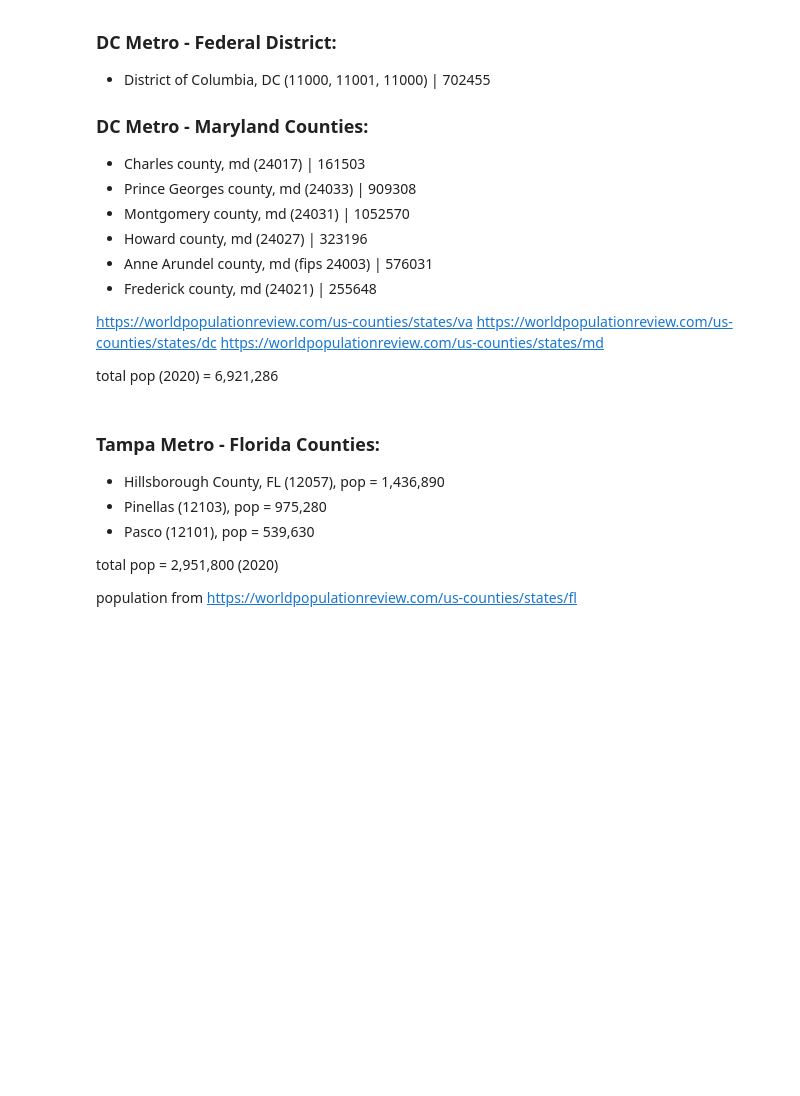
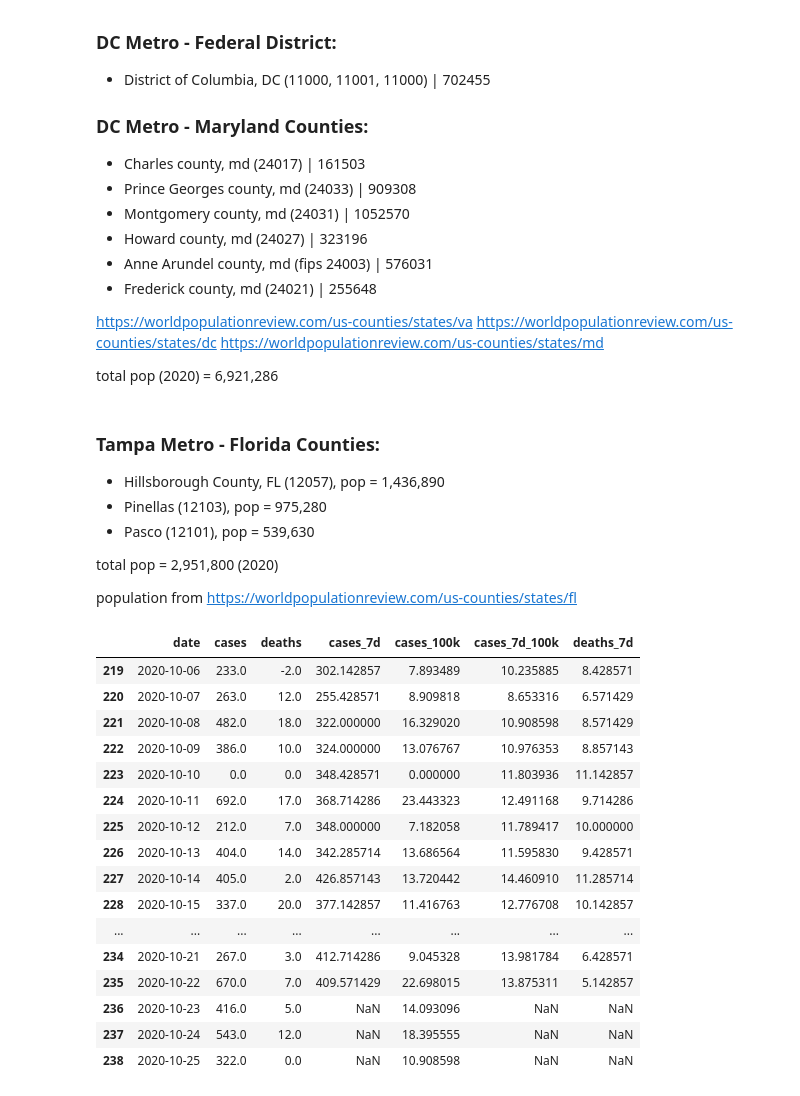
Before and after one commit to thegrumpygator/cotrendmap, a Jupyter notebook: code/weekly-charts.ipynb, the cells around one changed output. Saved outputs shown, nothing was run; the diff lists cells and outputs as text; code cells hidden in the pictures; blank space fills up the shorter version.

```diff
--- a/code/weekly-charts.ipynb
+++ b/code/weekly-charts.ipynb
@@ -241,6 +248,26 @@ df_entity = pd.DataFrame([culpeper, fauquier, spotsylvania, stafford, pr_william
 # %%
 # check the regional population
 assert sum(df_entity[df_entity['group']=='DC Metro']['pop']) == 6921286
+# %%
+frame_from_group(df_covid, df_entity, "Tampa Bay-Area").tail(20)
+# %% [output]
+|  | date | cases | deaths | cases_7d | cases_100k | cases_7d_100k | deaths_7d |
+| 219 | 2020-10-06 | 233.0 | -2.0 | 302.142857 | 7.893489 | 10.235885 | 8.428571 |
+| 220 | 2020-10-07 | 263.0 | 12.0 | 255.428571 | 8.909818 | 8.653316 | 6.571429 |
+| 221 | 2020-10-08 | 482.0 | 18.0 | 322.000000 | 16.329020 | 10.908598 | 8.571429 |
+| 222 | 2020-10-09 | 386.0 | 10.0 | 324.000000 | 13.076767 | 10.976353 | 8.857143 |
+| 223 | 2020-10-10 | 0.0 | 0.0 | 348.428571 | 0.000000 | 11.803936 | 11.142857 |
+| 224 | 2020-10-11 | 692.0 | 17.0 | 368.714286 | 23.443323 | 12.491168 | 9.714286 |
+| 225 | 2020-10-12 | 212.0 | 7.0 | 348.000000 | 7.182058 | 11.789417 | 10.000000 |
+| 226 | 2020-10-13 | 404.0 | 14.0 | 342.285714 | 13.686564 | 11.595830 | 9.428571 |
+| 227 | 2020-10-14 | 405.0 | 2.0 | 426.857143 | 13.720442 | 14.460910 | 11.285714 |
+| 228 | 2020-10-15 | 337.0 | 20.0 | 377.142857 | 11.416763 | 12.776708 | 10.142857 |
+| ... | ... | ... | ... | ... | ... | ... | ... |
+| 234 | 2020-10-21 | 267.0 | 3.0 | 412.714286 | 9.045328 | 13.981784 | 6.428571 |
+| 235 | 2020-10-22 | 670.0 | 7.0 | 409.571429 | 22.698015 | 13.875311 | 5.142857 |
+| 236 | 2020-10-23 | 416.0 | 5.0 | NaN | 14.093096 | NaN | NaN |
+| 237 | 2020-10-24 | 543.0 | 12.0 | NaN | 18.395555 | NaN | NaN |
+| 238 | 2020-10-25 | 322.0 | 0.0 | NaN | 10.908598 | NaN | NaN |
 # %%
 frame_from_group(df_covid, df_entity, "DC Metro").tail(20)
 # %% [output]
```
Also changed, not shown: parts of 7 cells of this notebook, 5 other files.
